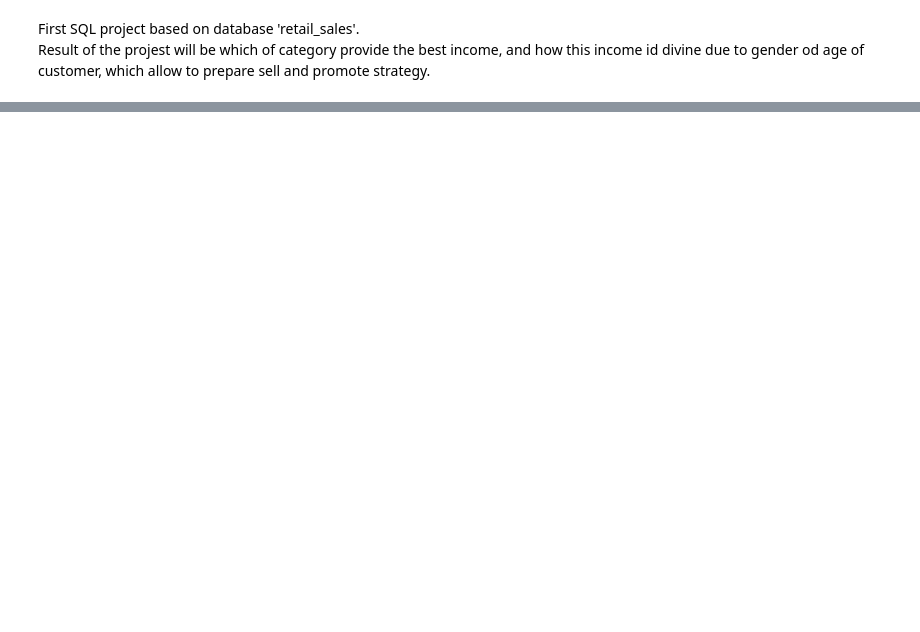
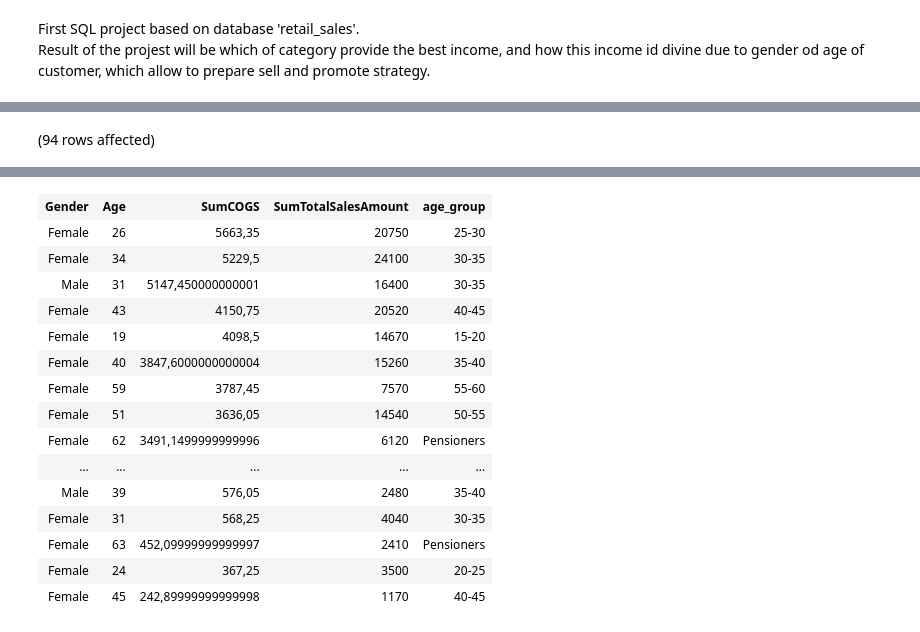
Before and after one commit to JacekO98/Retail_sales, a Jupyter notebook: Retail_sales_nextstep_GIT.ipynb, the cells around one changed output, grey strips where cells are left out. Saved outputs shown, nothing was run; the diff lists cells and outputs as text; code cells hidden in the pictures; blank space fills up the shorter version.

```diff
--- a/Retail_sales_nextstep_GIT.ipynb
+++ b/Retail_sales_nextstep_GIT.ipynb
@@ -112,0 +112,24 @@ Total execution time: 00:00:00.025
+# %%
+WITH Age AS (
+SELECT *,
+    CASE
+        WHEN Age BETWEEN 10 AND 15 THEN '10-15'
+        WHEN Age BETWEEN 15 AND 20 THEN '15-20'
+        WHEN Age BETWEEN 20 AND 25 THEN '20-25'
+        WHEN Age BETWEEN 25 AND 30 THEN '25-30'
+        WHEN Age BETWEEN 30 AND 35 THEN '30-35'
+        WHEN Age BETWEEN 35 AND 40 THEN '35-40'
+        WHEN Age BETWEEN 40 AND 45 THEN '40-45'
+        WHEN Age BETWEEN 45 AND 50 THEN '45-50'
+        WHEN Age BETWEEN 50 AND 55 THEN '50-55'
+        WHEN Age BETWEEN 55 AND 60 THEN '55-60'
+        ELSE 'Pensioners'
+        END AS age_group
+    FROM dbo.Sell
+)
+SELECT Gender AS 'Gender', Age AS 'Age', SUM(COGS) AS 'SumCOGS', SUM(TotalSaleAmount) AS 'SumTotalSalesAmount', age_group AS 'age_group'
+FROM Age
+GROUP BY age_group, Gender, Age
+Order BY SumCOGS DESC
+# %% [output]
+(94 rows affected)
@@ -113,3 +137,19 @@ Total execution time: 00:00:00.025
+| Gender | Age | SumCOGS | SumTotalSalesAmount | age_group |
+| Female | 26 | 5663,35 | 20750 | 25-30 |
+| Female | 34 | 5229,5 | 24100 | 30-35 |
+| Male | 31 | 5147,450000000001 | 16400 | 30-35 |
+| Female | 43 | 4150,75 | 20520 | 40-45 |
+| Female | 19 | 4098,5 | 14670 | 15-20 |
+| Female | 40 | 3847,6000000000004 | 15260 | 35-40 |
+| Female | 59 | 3787,45 | 7570 | 55-60 |
+| Female | 51 | 3636,05 | 14540 | 50-55 |
+| Female | 62 | 3491,1499999999996 | 6120 | Pensioners |
+| ... | ... | ... | ... | ... |
+| Male | 39 | 576,05 | 2480 | 35-40 |
+| Female | 31 | 568,25 | 4040 | 30-35 |
+| Female | 63 | 452,09999999999997 | 2410 | Pensioners |
+| Female | 24 | 367,25 | 3500 | 20-25 |
+| Female | 45 | 242,89999999999998 | 1170 | 40-45 |
 # %%
 Select *
 FROM dbo.Sell
```
Also changed, not shown: parts of 8 cells of this notebook, 5 other files.
